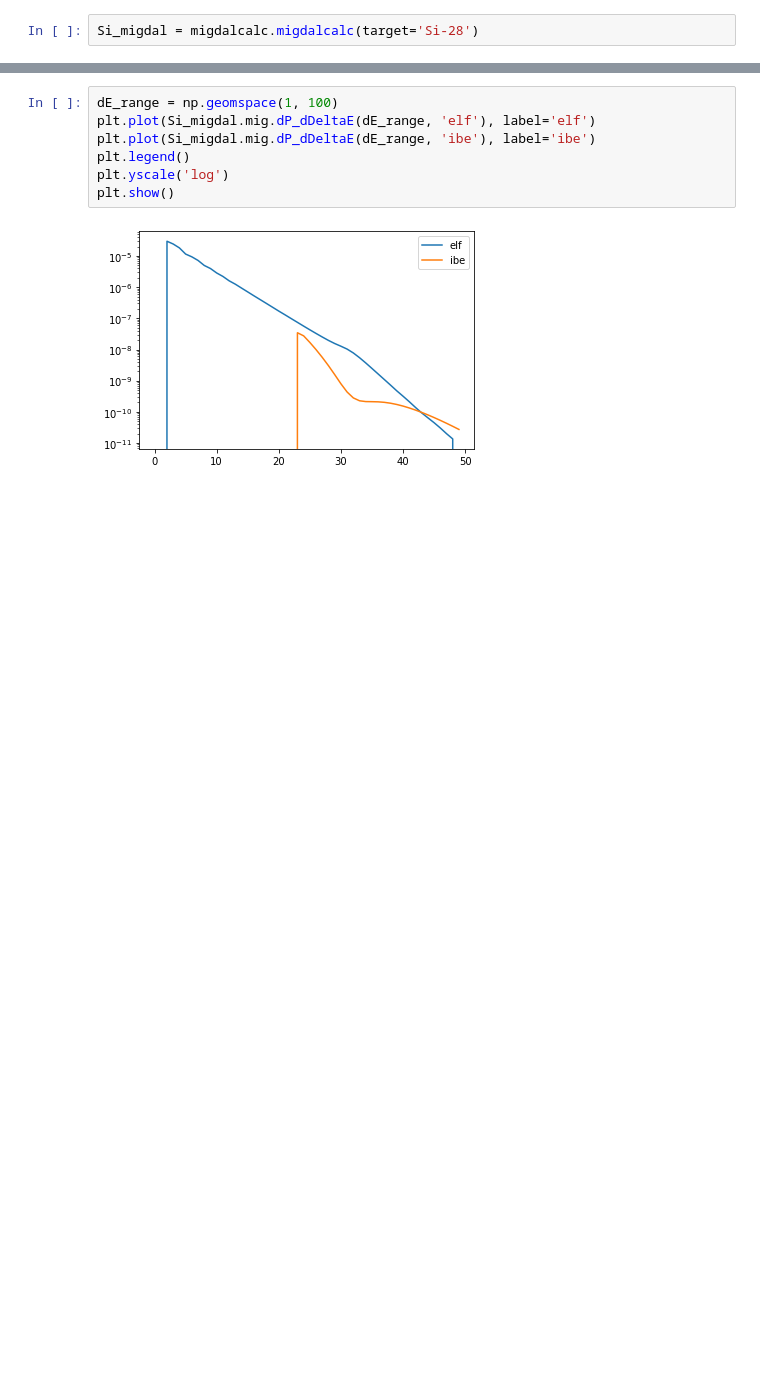
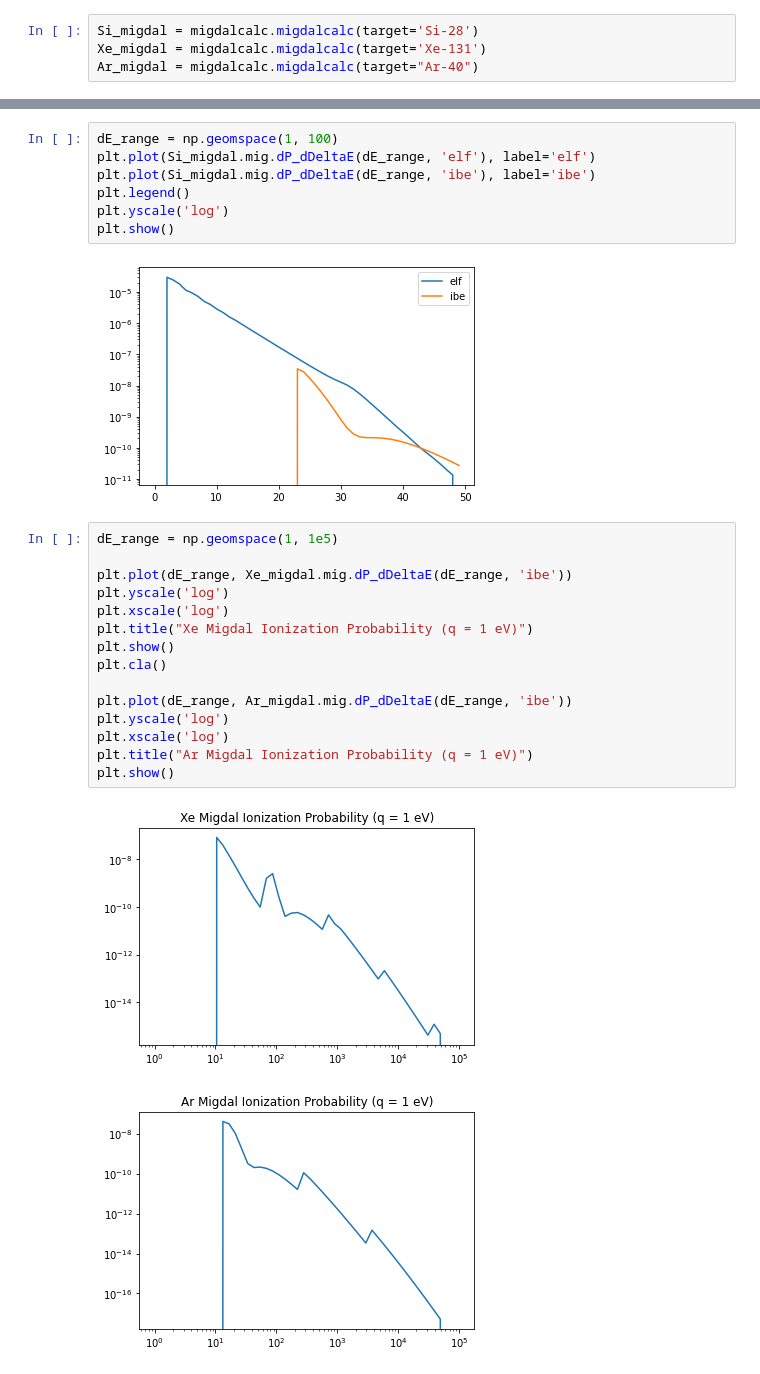
Before and after one commit to Duncan-Adams/MigdalCalc, a Jupyter notebook: migdal_probs.ipynb, the cells around one changed output, grey strips where cells are left out. Drawn from its saved outputs; the diff is of its cells as text; blank space fills up the shorter version.

```diff
--- a/migdal_probs.ipynb
+++ b/migdal_probs.ipynb
@@ -4,3 +4,5 @@ import matplotlib.pyplot as plt
 import numpy as np
 # %%
 Si_migdal = migdalcalc.migdalcalc(target='Si-28')
+Xe_migdal = migdalcalc.migdalcalc(target='Xe-131')
+Ar_migdal = migdalcalc.migdalcalc(target="Ar-40")
@@ -13,3 +18,21 @@ plt.yscale('log')
 plt.show()
 # %% [output]
 [figure]
+# %%
+dE_range = np.geomspace(1, 1e5)
+
+plt.plot(dE_range, Xe_migdal.mig.dP_dDeltaE(dE_range, 'ibe'))
+plt.yscale('log')
+plt.xscale('log')
+plt.title("Xe Migdal Ionization Probability (q = 1 eV)")
+plt.show()
+plt.cla()
+
+plt.plot(dE_range, Ar_migdal.mig.dP_dDeltaE(dE_range, 'ibe'))
+plt.yscale('log')
+plt.xscale('log')
+plt.title("Ar Migdal Ionization Probability (q = 1 eV)")
+plt.show()
+# %% [output]
+[figure, added]
+[figure, added]
```
Also changed, not shown: parts of 1 cell of this notebook, 3 other files.
